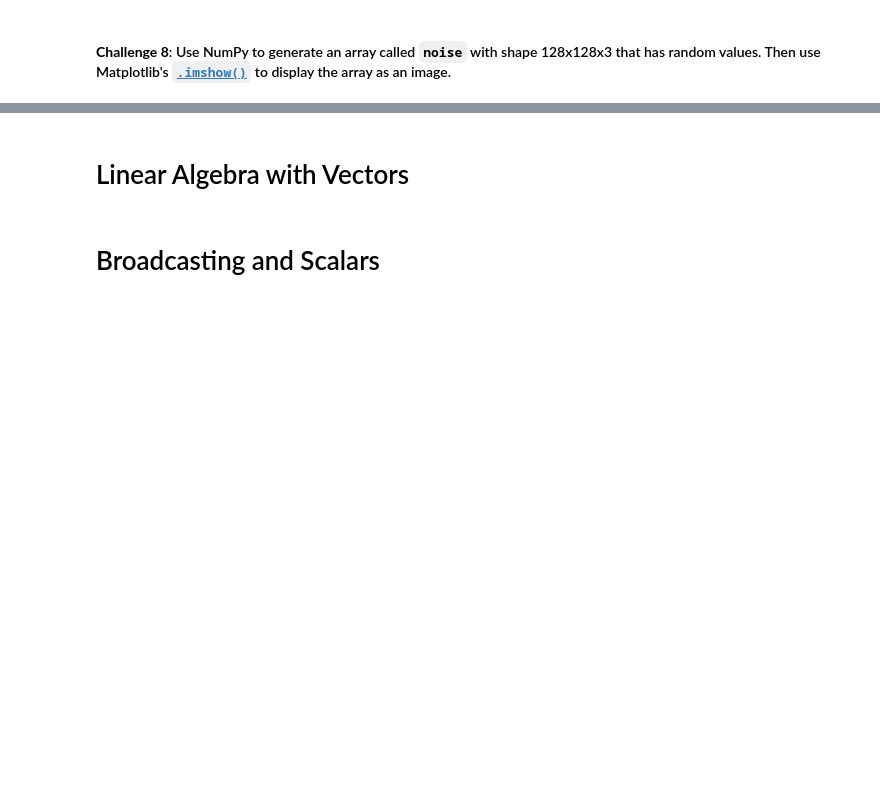
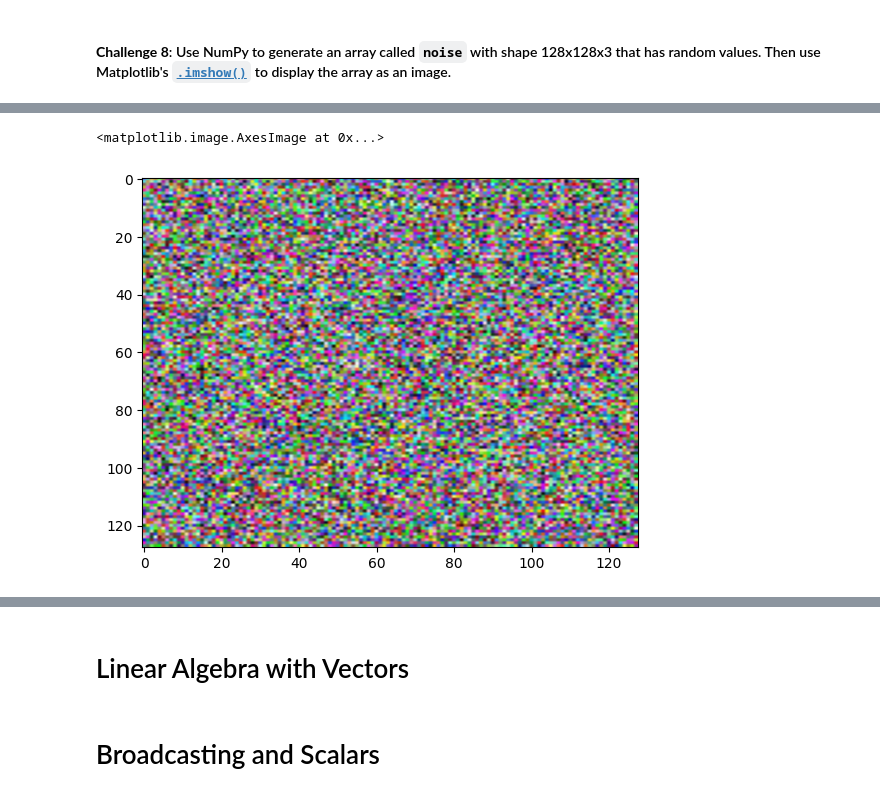
Before and after one commit to shahiddhariwala/numpy_basics, a Jupyter notebook: Computation_with_NumPy_and_N_Dimensional_Arrays.ipynb, the cells around one changed output, grey strips where cells are left out. Drawn from its saved outputs; the diff is of its cells as text; code cells hidden in the pictures; blank space fills up the shorter version.

```diff
--- a/Computation_with_NumPy_and_N_Dimensional_Arrays.ipynb
+++ b/Computation_with_NumPy_and_N_Dimensional_Arrays.ipynb
@@ -264,0 +296,6 @@ np.linspace(start=0, stop=100, retstep=True, endpoint=True, num = 9)
+# %%
+noise = np.random.random(size=(128,128,3))
+plt.imshow(noise, aspect="auto")
+# %% [output]
+<matplotlib.image.AxesImage at 0x...>
+[figure, added]
```
Also changed, not shown: parts of 5 cells of this notebook.
